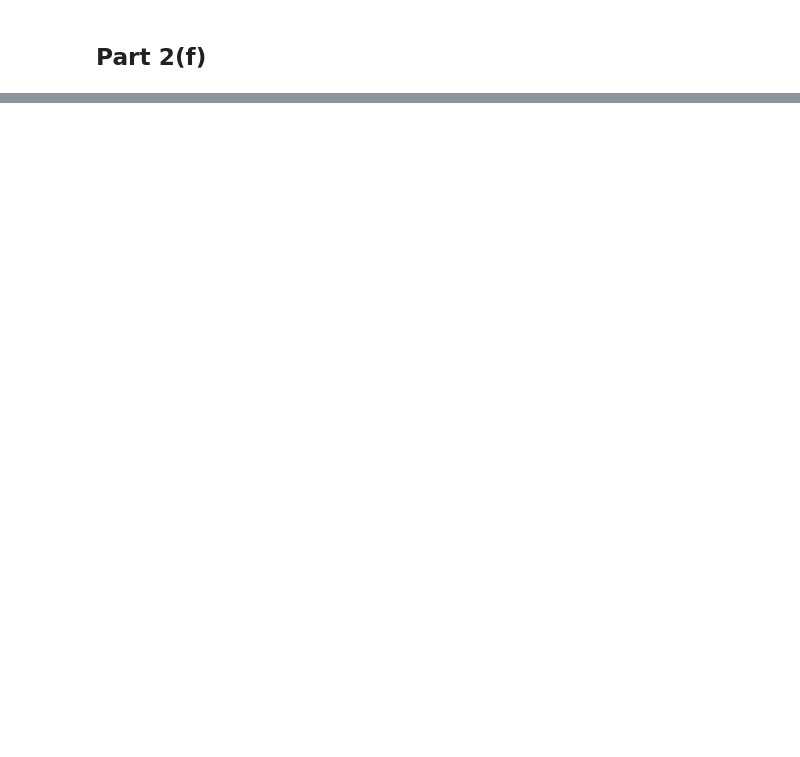
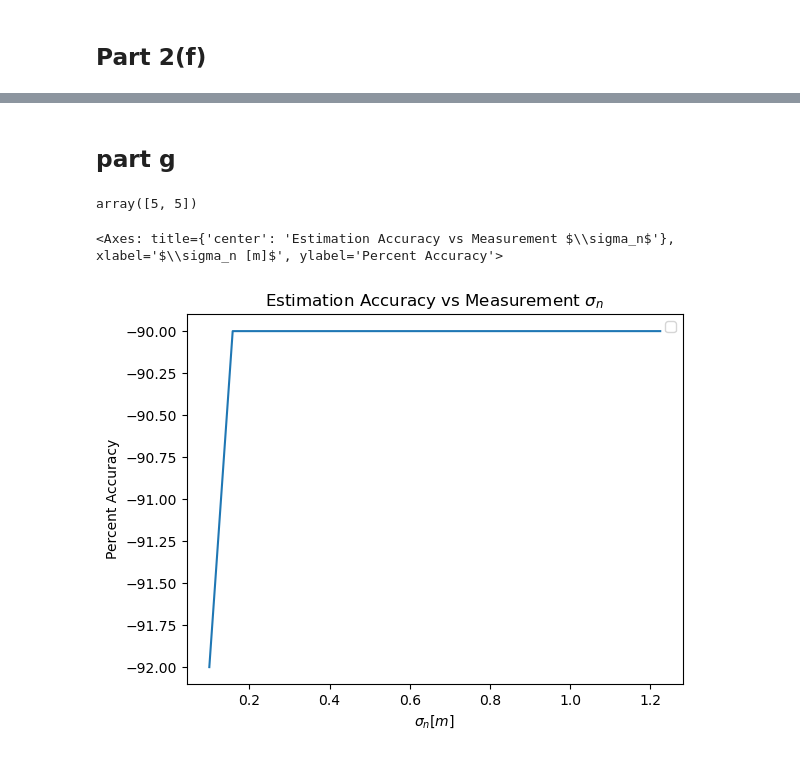
Before and after one commit to rafael-burger/E207-HW6, a Jupyter notebook: HW6.ipynb, the cells around one changed output, grey strips where cells are left out. Cells and saved outputs as stored; diff of their text form; code cells hidden in the pictures; blank space fills up the shorter version.

Commit message:
added part g

```diff
--- a/HW6.ipynb
+++ b/HW6.ipynb
@@ -657,0 +713,26 @@ ax3.plot(est_highSNR[:, 0], est_highSNR[:, 1], 'o', color="red")
+# %% [markdown]
+## part g
+# %%
+path[0]
+# %% [output]
+array([5, 5])
+# %%
+cov_test = np.eye(2)
+NUM_VARS = 100
+var = np.linspace(0.01, 1.5, NUM_VARS)
+score = np.zeros(NUM_VARS)
+
+
+for i in range(NUM_VARS):
+    cov_i = cov_test*var[i]
+    guesses = calc_viterbi_estimate_multi(paths[1], A, PI_MAT, cov_i, 121, 50)
+    guesses = np.array([state_to_pos[guess] for guess in guesses])
+
+    num_wrong = np.count_nonzero(guesses-path)
+    # print(num_wrong)
+    score[i] = (NUM_STEPS - num_wrong) * 100 / NUM_STEPS
+
+plot(x_values=np.sqrt(var), y_values=score, title="Estimation Accuracy vs Measurement $\sigma_n$", x_label="$\sigma_n [m]$", y_label="Percent Accuracy")
+# %% [output]
+<Axes: title={'center': 'Estimation Accuracy vs Measurement $\\sigma_n$'}, xlabel='$\\sigma_n [m]$', ylabel='Percent Accuracy'>
+[figure, added]
```
Also changed, not shown: parts of 22 cells of this notebook.
